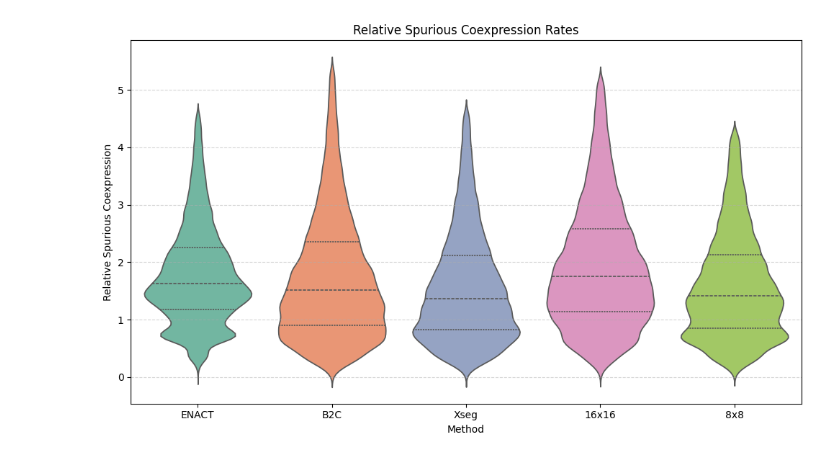
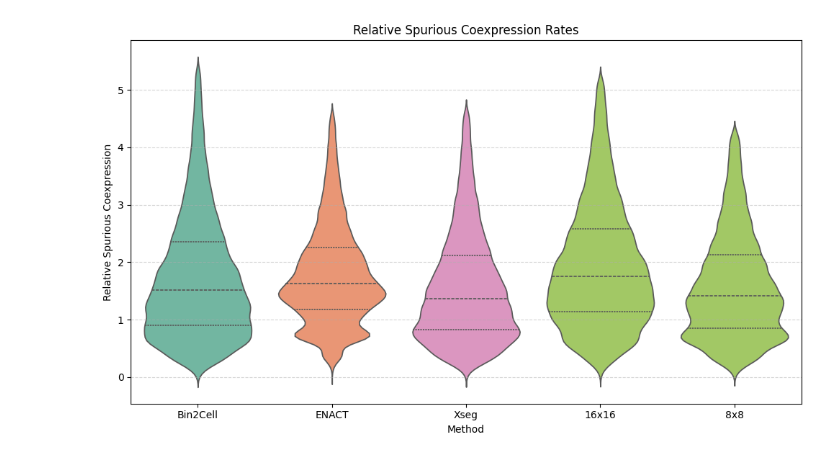
Before and after one commit to RaphaelDeGottardi/MasterThesis, a Jupyter notebook: Benchmarking pipeline/Scores/Spurious Coexpression/Proseg plotting.ipynb, the cells around one changed output. Drawn from its saved outputs; the diff is of its cells as text; code cells hidden in the pictures.

```diff
--- a/Benchmarking pipeline/Scores/Spurious Coexpression/Proseg plotting.ipynb
+++ b/Benchmarking pipeline/Scores/Spurious Coexpression/Proseg plotting.ipynb
@@ -60,15 +60,29 @@ Xseg:
 # %%
 import seaborn as sns
 
 import matplotlib.pyplot as plt
+cols = list(cleaned_data.columns)
+if 'Bin2Cell' in cols:
+    cols.insert(0, cols.pop(cols.index('Bin2Cell')))
+    cleaned_data = cleaned_data[cols]
+
+
+palette = sns.color_palette("Set2", n_colors=5)
+method_colors = {
+    'Bin2Cell': palette[0],
+    'ENACT': palette[1],
+    'Xseg': palette[3],
+    '16x16': palette[4],
+    '8x8': palette[4],
+} # same colors as for MECR plotting
 
 plt.figure(figsize=(10, 6))
-sns.violinplot(data=cleaned_data, palette="Set2", inner="quartile")
+sns.violinplot(data=cleaned_data, palette=method_colors, inner="quartile")
 plt.title("Relative Spurious Coexpression Rates")
 plt.xlabel("Method")
 plt.ylabel("Relative Spurious Coexpression")
 plt.grid(axis='y', linestyle='--', alpha=0.5)
 plt.tight_layout()
 plt.show()
 # %% [output]
-[figure, old version]
+[figure, new version]
```
Also changed, not shown: parts of 2 cells of this notebook, 8 other files.
